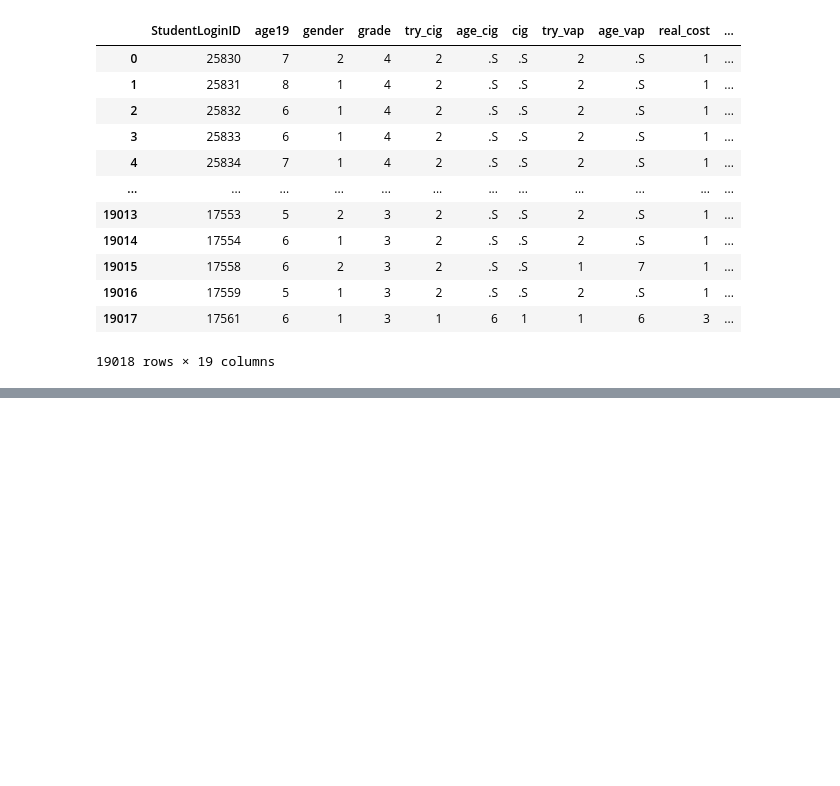
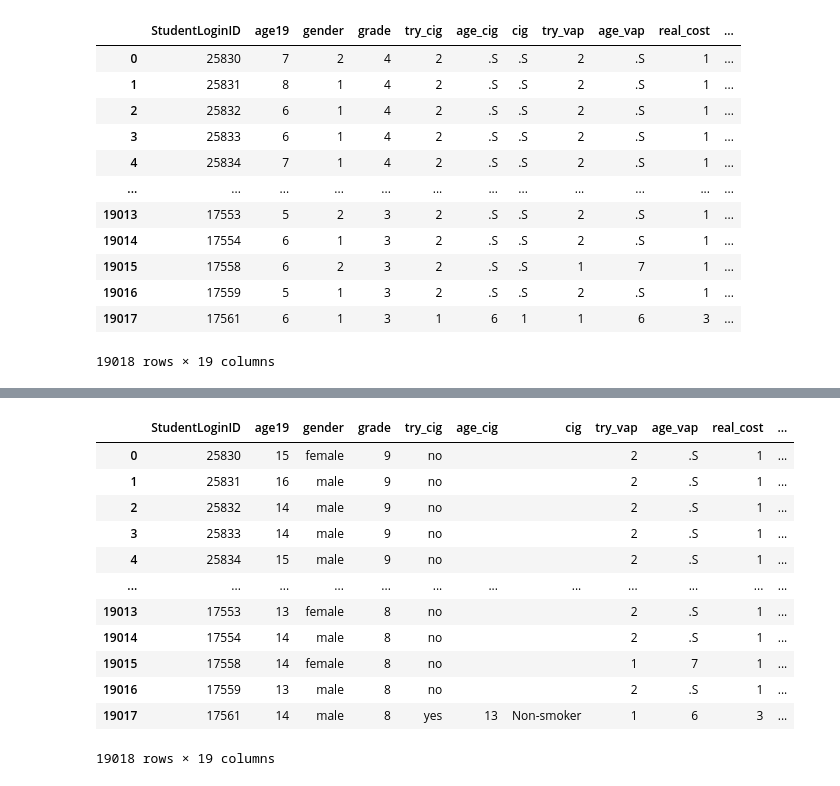
Before and after one commit to AnjanaDelhi/project_1, a Jupyter notebook: vaping.ipynb, the cells around one changed output, grey strips where cells are left out. Drawn from its saved outputs; the diff is of its cells as text; code cells hidden in the pictures; blank space fills up the shorter version.

```diff
--- a/vaping.ipynb
+++ b/vaping.ipynb
@@ -91,0 +139,27 @@ df_2019_recoded
+# %%
+# Coding the number of ciggrettes smoked as smoker or non-smoker
+#Based on the CDC definition, Current smoker: An adult who has smoked 100 cigarettes in his or her lifetime and who currently smokes cigarettes.
+# (https://www.cdc.gov/nchs/nhis/tobacco/tobacco_glossary.htm). we are using the same criteria for our group.
+
+df_2019_recoded['cig'] = df_2019_recoded['cig'].replace(['.N', '.S', '.Z'],
+                                                            '')
+
+df_2019_recoded['cig'] = df_2019_recoded['cig'].replace(['1', '2','3', '4', '5', '6'],
+                                                            'Non-smoker')
+
+df_2019_recoded['cig'] = df_2019_recoded['cig'].replace(['7'], 'Smoker')
+df_2019_recoded
+# %% [output]
+|  | StudentLoginID | age19 | gender | grade | try_cig | age_cig | cig | try_vap | age_vap | real_cost | ... |
+| 0 | 25830 | 15 | female | 9 | no |  |  | 2 | .S | 1 | ... |
+| 1 | 25831 | 16 | male | 9 | no |  |  | 2 | .S | 1 | ... |
+| 2 | 25832 | 14 | male | 9 | no |  |  | 2 | .S | 1 | ... |
+| 3 | 25833 | 14 | male | 9 | no |  |  | 2 | .S | 1 | ... |
+| 4 | 25834 | 15 | male | 9 | no |  |  | 2 | .S | 1 | ... |
+| ... | ... | ... | ... | ... | ... | ... | ... | ... | ... | ... | ... |
+| 19013 | 17553 | 13 | female | 8 | no |  |  | 2 | .S | 1 | ... |
+| 19014 | 17554 | 14 | male | 8 | no |  |  | 2 | .S | 1 | ... |
+| 19015 | 17558 | 14 | female | 8 | no |  |  | 1 | 7 | 1 | ... |
+| 19016 | 17559 | 13 | male | 8 | no |  |  | 2 | .S | 1 | ... |
+| 19017 | 17561 | 14 | male | 8 | yes | 13 | Non-smoker | 1 | 6 | 3 | ... |
+19018 rows × 19 columns
```
Also changed, not shown: parts of 4 cells of this notebook.
